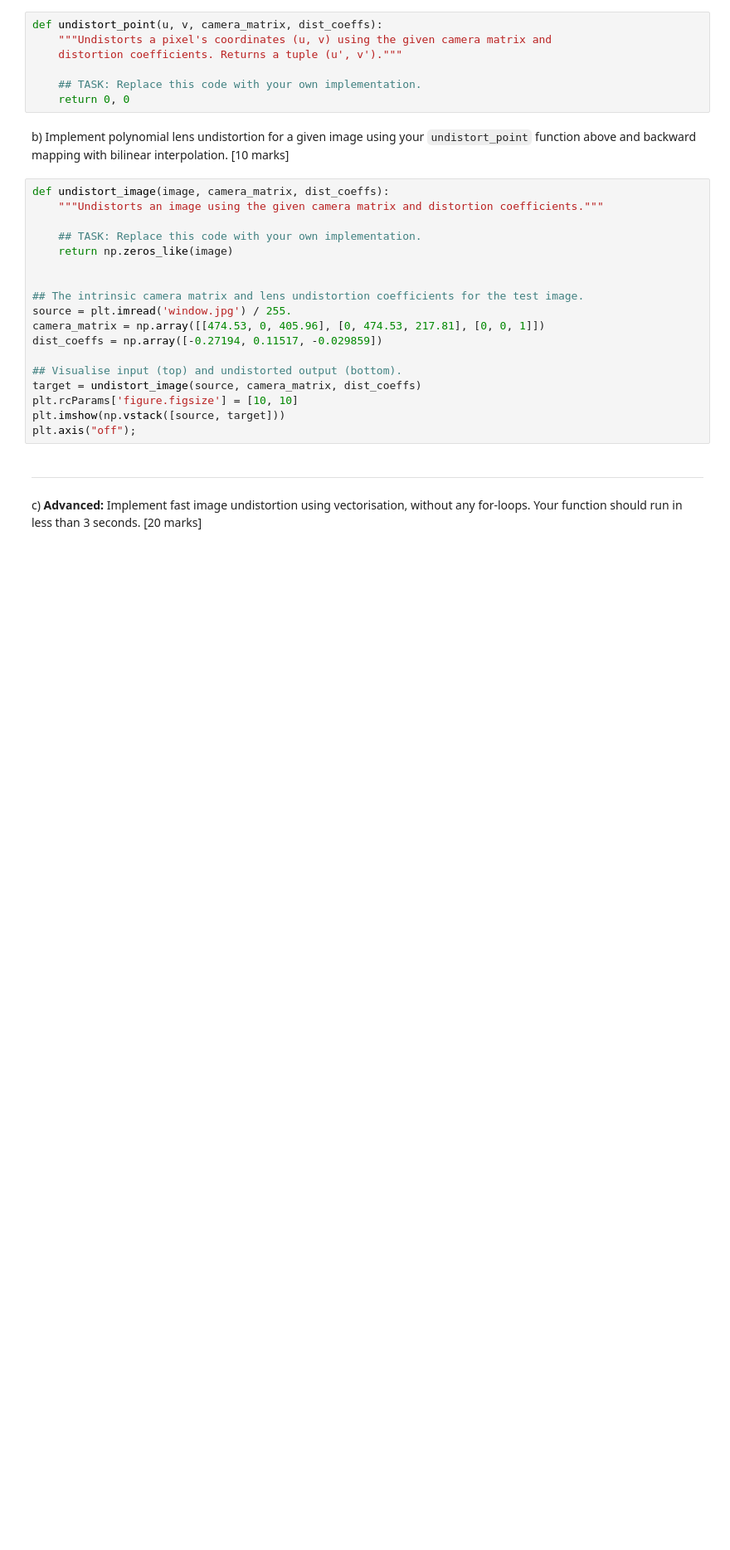
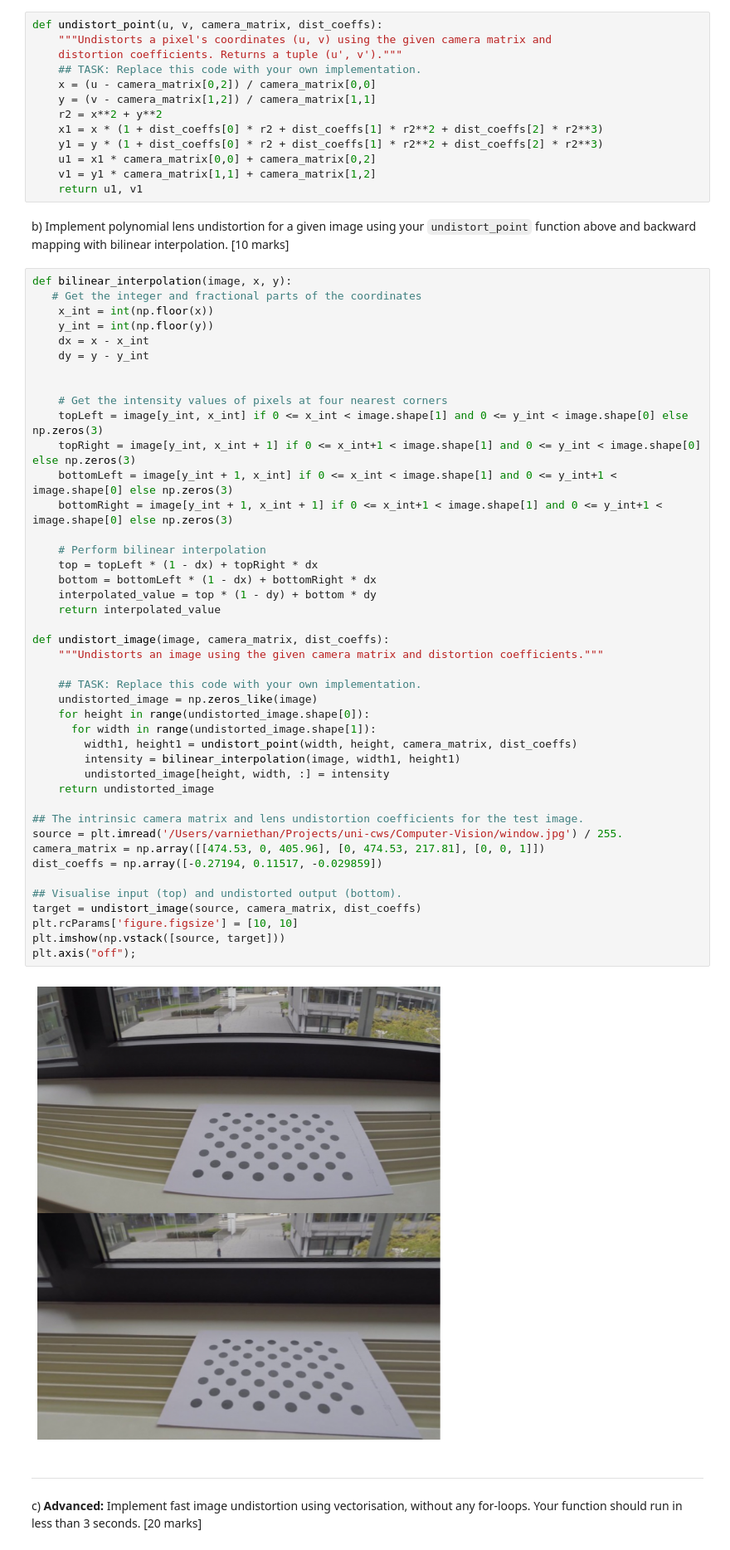
Before and after one commit to varniethan/Computer-Vision, a Jupyter notebook: Image Warping Lab.ipynb, the cells around one changed output. Shown at 83% size. Drawn from its saved outputs; the diff is of its cells as text; blank space fills up the shorter version.

```diff
--- a/Image Warping Lab.ipynb
+++ b/Image Warping Lab.ipynb
@@ -157,29 +197,62 @@ Recall that:
 def undistort_point(u, v, camera_matrix, dist_coeffs):
     """Undistorts a pixel's coordinates (u, v) using the given camera matrix and
     distortion coefficients. Returns a tuple (u', v')."""
-
     ## TASK: Replace this code with your own implementation.
-    return 0, 0
+    x = (u - camera_matrix[0,2]) / camera_matrix[0,0]
+    y = (v - camera_matrix[1,2]) / camera_matrix[1,1]
+    r2 = x**2 + y**2
+    x1 = x * (1 + dist_coeffs[0] * r2 + dist_coeffs[1] * r2**2 + dist_coeffs[2] * r2**3)
+    y1 = y * (1 + dist_coeffs[0] * r2 + dist_coeffs[1] * r2**2 + dist_coeffs[2] * r2**3)
+    u1 = x1 * camera_matrix[0,0] + camera_matrix[0,2]
+    v1 = y1 * camera_matrix[1,1] + camera_matrix[1,2]
+    return u1, v1
 # %% [markdown]
 b) Implement polynomial lens undistortion for a given image using your `undistort_point` function above and backward mapping with bilinear interpolation. [10 marks]
 # %%
+def bilinear_interpolation(image, x, y):
+   # Get the integer and fractional parts of the coordinates
+    x_int = int(np.floor(x))
+    y_int = int(np.floor(y))
+    dx = x - x_int
+    dy = y - y_int
+
+
+    # Get the intensity values of pixels at four nearest corners
+    topLeft = image[y_int, x_int] if 0 <= x_int < image.shape[1] and 0 <= y_int < image.shape[0] else np.zeros(3)
+    topRight = image[y_int, x_int + 1] if 0 <= x_int+1 < image.shape[1] and 0 <= y_int < image.shape[0] else np.zeros(3)
+    bottomLeft = image[y_int + 1, x_int] if 0 <= x_int < image.shape[1] and 0 <= y_int+1 < image.shape[0] else np.zeros(3)
+    bottomRight = image[y_int + 1, x_int + 1] if 0 <= x_int+1 < image.shape[1] and 0 <= y_int+1 < image.shape[0] else np.zeros(3)
+
+    # Perform bilinear interpolation
+    top = topLeft * (1 - dx) + topRight * dx
+    bottom = bottomLeft * (1 - dx) + bottomRight * dx
+    interpolated_value = top * (1 - dy) + bottom * dy
+    return interpolated_value
+
 def undistort_image(image, camera_matrix, dist_coeffs):
     """Undistorts an image using the given camera matrix and distortion coefficients."""
 
     ## TASK: Replace this code with your own implementation.
-    return np.zeros_like(image)
-
+    undistorted_image = np.zeros_like(image)
+    for height in range(undistorted_image.shape[0]):
+      for width in range(undistorted_image.shape[1]):
+        width1, height1 = undistort_point(width, height, camera_matrix, dist_coeffs)
+        intensity = bilinear_interpolation(image, width1, height1)
+        undistorted_image[height, width, :] = intensity
+    return undistorted_image
 
 ## The intrinsic camera matrix and lens undistortion coefficients for the test image.
-source = plt.imread('window.jpg') / 255.
+source = plt.imread('/Users/varniethan/Projects/uni-cws/Computer-Vision/window.jpg') / 255.
 camera_matrix = np.array([[474.53, 0, 405.96], [0, 474.53, 217.81], [0, 0, 1]])
 dist_coeffs = np.array([-0.27194, 0.11517, -0.029859])
 
 ## Visualise input (top) and undistorted output (bottom).
 target = undistort_image(source, camera_matrix, dist_coeffs)
 plt.rcParams['figure.figsize'] = [10, 10]
 plt.imshow(np.vstack([source, target]))
 plt.axis("off");
+# %% [output]
+[figure, added]
 # %% [markdown]
 ----
 c) **Advanced:** Implement fast image undistortion using vectorisation, without any for-loops. Your function should run in less than 3 seconds. [20 marks]
```
Also changed, not shown: parts of 6 cells of this notebook, 2 other files.
